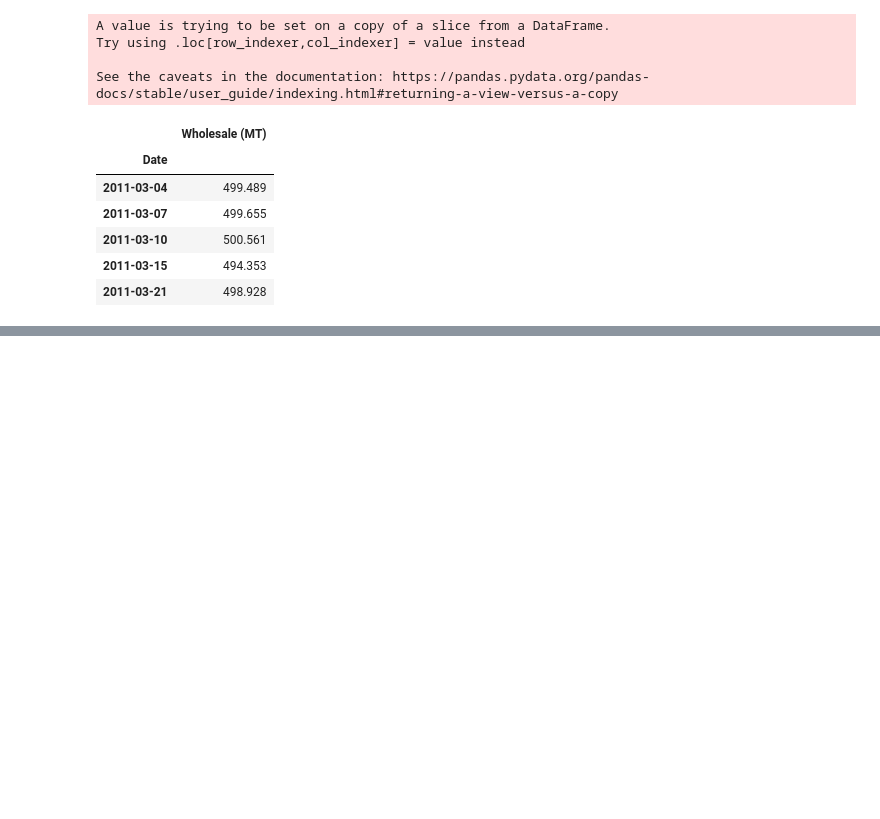
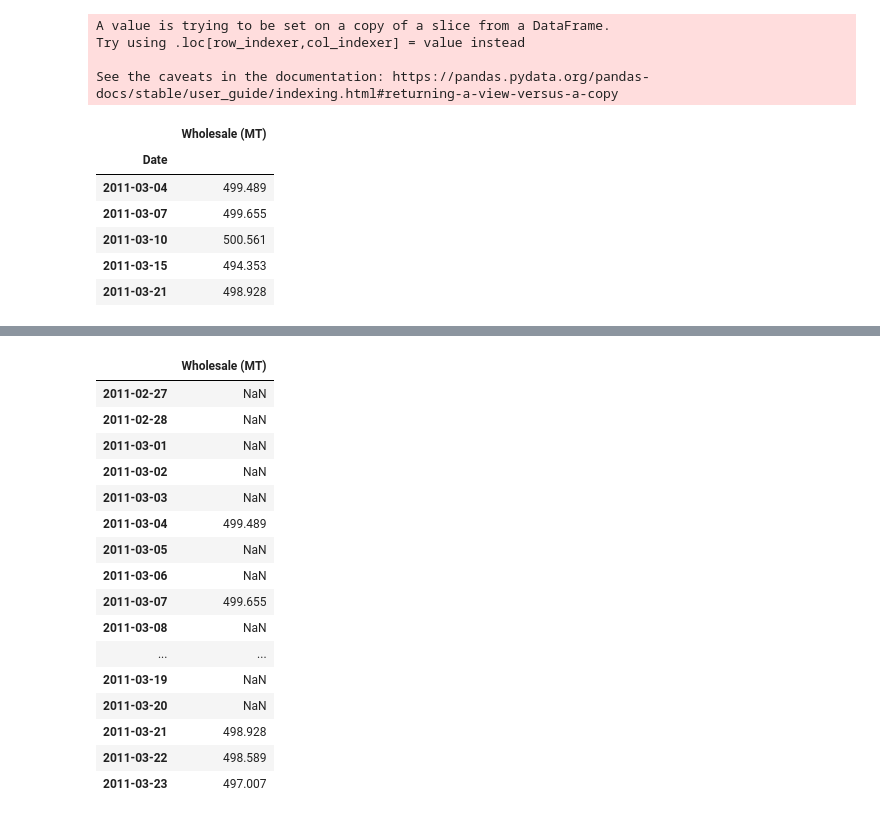
Before and after one commit to CodingDuckmx/Sauti-Africa-Market-Monitoring, a Jupyter notebook: maize_first_steps.ipynb, the cells around one changed output, grey strips where cells are left out. Drawn from its saved outputs; the diff is of its cells as text; code cells hidden in the pictures; blank space fills up the shorter version.

```diff
--- a/maize_first_steps.ipynb
+++ b/maize_first_steps.ipynb
@@ -98,0 +62,26 @@ lira[lira.index >= '2018-12-31'].tail(50)
+# %%
+# I'm building a dataframe with all the possible dates between start='2/27/2011', end='3/28/2020'.
+
+dummy = pd.DataFrame()
+dummy['dates'] = pd.date_range(start='2/27/2011', end='3/28/2020')
+dummy = dummy.set_index('dates')
+lira = dummy.merge(lira, how='outer', left_index=True, right_index=True)
+lira.head(25)
+# %% [output]
+|  | Wholesale (MT) |
+| 2011-02-27 | NaN |
+| 2011-02-28 | NaN |
+| 2011-03-01 | NaN |
+| 2011-03-02 | NaN |
+| 2011-03-03 | NaN |
+| 2011-03-04 | 499.489 |
+| 2011-03-05 | NaN |
+| 2011-03-06 | NaN |
+| 2011-03-07 | 499.655 |
+| 2011-03-08 | NaN |
+| ... | ... |
+| 2011-03-19 | NaN |
+| 2011-03-20 | NaN |
+| 2011-03-21 | 498.928 |
+| 2011-03-22 | 498.589 |
+| 2011-03-23 | 497.007 |
```
Also changed, not shown: parts of 12 cells of this notebook, 1 other file.
